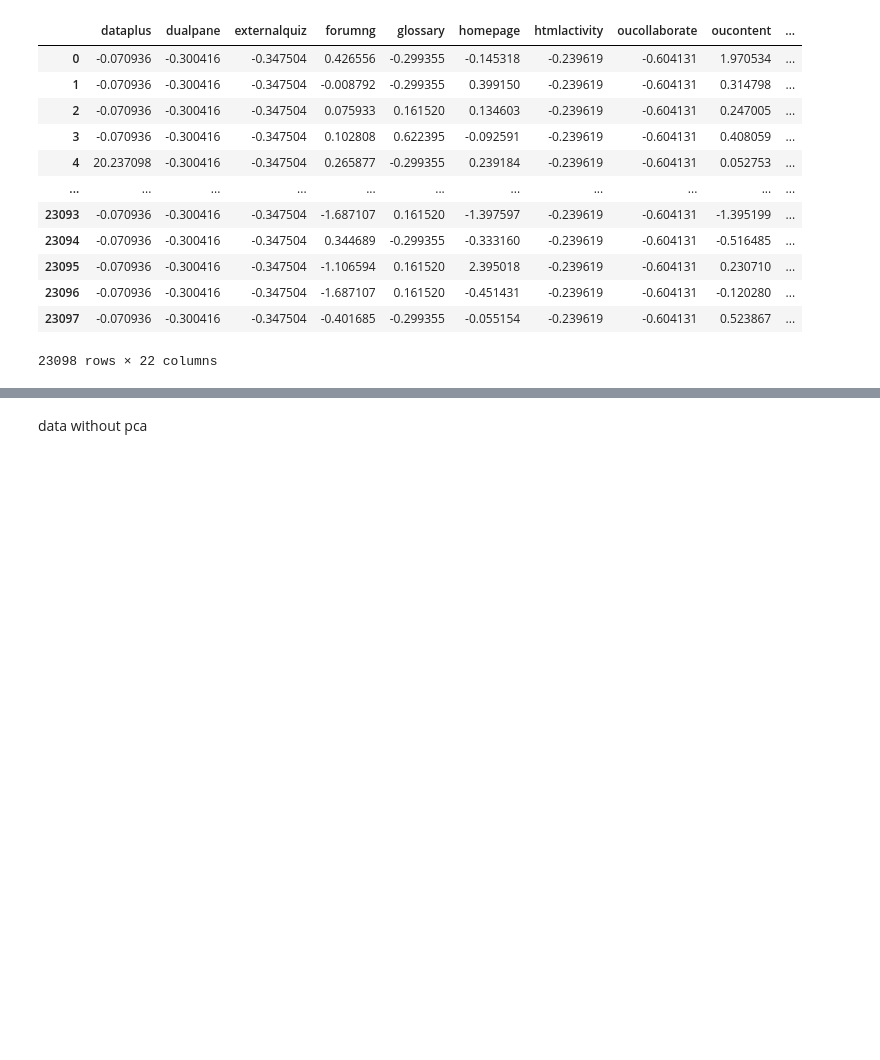
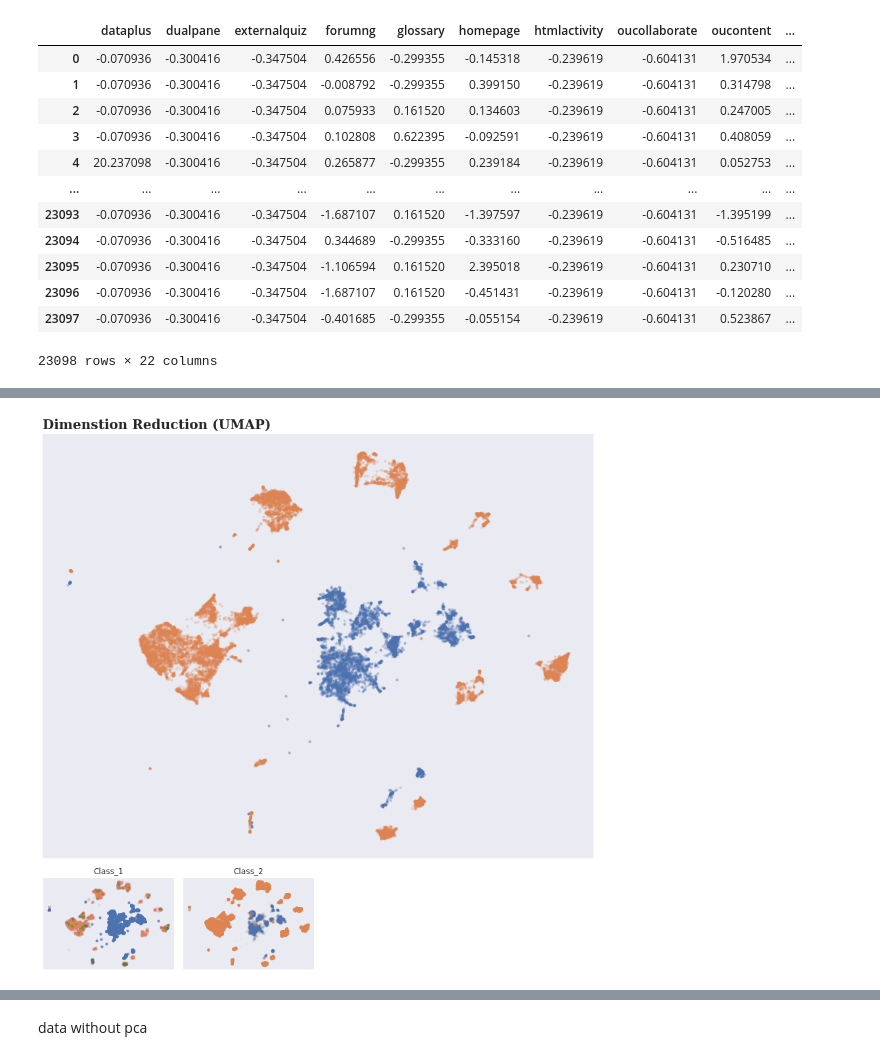
Before and after one commit to anasnofal/kaggle-notebooks-, a Jupyter notebook: eda-and-clustring-analysis.ipynb, the cells around one changed output, grey strips where cells are left out. Cells and saved outputs as stored; diff of their text form; code cells hidden in the pictures; blank space fills up the shorter version.

```diff
--- a/eda-and-clustring-analysis.ipynb
+++ b/eda-and-clustring-analysis.ipynb
@@ -568,0 +593,48 @@ df
+# %%
+from umap import UMAP
+
+Target_num=target.replace({'Pass':1,'Fail':0})
+train_sub = df
+umap = UMAP(random_state=0)
+dr = umap.fit_transform(train_sub, Target_num)
+
+
+fig = plt.figure(figsize=(12, 12))
+gs = fig.add_gridspec(5, 4)
+ax = fig.add_subplot(gs[:-1,:])
+
+sub_axes = [None] * 2
+for idx in range(2):
+    sub_axes[idx] = fig.add_subplot(gs[-1,idx])
+
+for idx in range(2):
+    ax.scatter(x=dr[:,0][Target_num==idx], y=dr[:,1][Target_num==idx],
+              s=10, alpha=0.2
+              )
+
+    for j in range(2):
+        sub_axes[j].scatter(x=dr[:,0][Target_num==idx], y=dr[:,1][Target_num==idx],
+                              s=10, alpha = 0.4 if idx==j else 0.008
+                           )
+
+
+    sub_axes[idx].set_xticks([])
+    sub_axes[idx].set_yticks([])
+    sub_axes[idx].set_xlabel('')
+    sub_axes[idx].set_ylabel('')
+    sub_axes[idx].set_title(f'Class_{idx+1}')
+    sub_axes[idx].spines['right'].set_visible(True)
+    sub_axes[idx].spines['top'].set_visible(True)
+
+ax.set_title('Dimenstion Reduction (UMAP)', fontweight='bold', fontfamily='serif', fontsize=20, loc='left')
+ax.set_xticks([])
+ax.set_yticks([])
+ax.set_xlabel('')
+ax.set_ylabel('')
+ax.spines['left'].set_visible(False)
+ax.spines['bottom'].set_visible(False)
+
+fig.tight_layout()
+plt.show()
+# %% [output]
+[figure, added]
```
Also changed, not shown: parts of 24 cells of this notebook.
